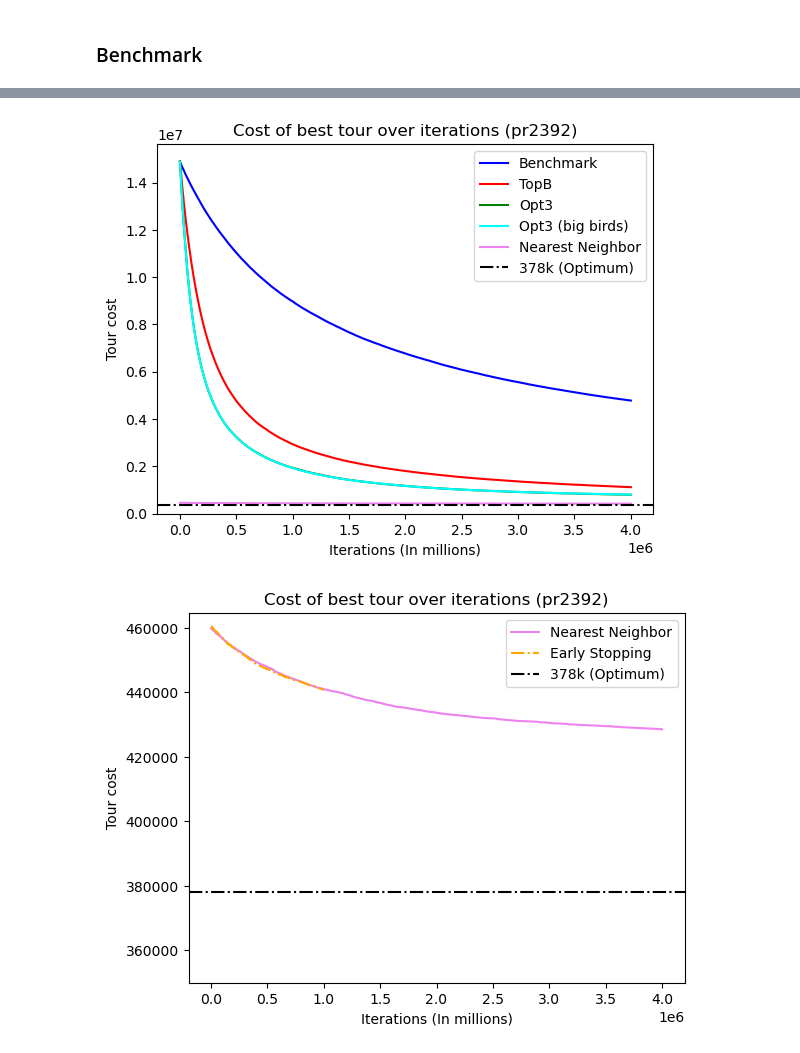
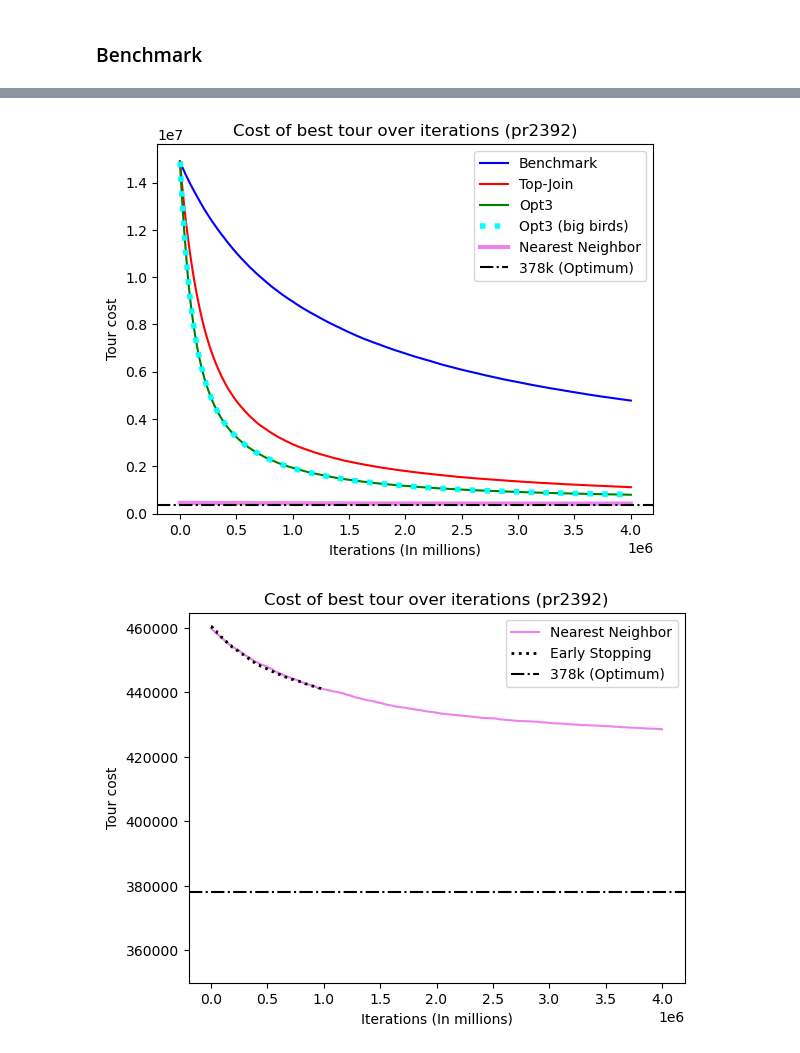
Before and after one commit to TimCares/AFB-Metaheuristic, a Jupyter notebook: src/vis/vis.ipynb, the cells around one changed output, grey strips where cells are left out. Saved outputs shown, nothing was run; the diff lists cells and outputs as text; code cells hidden in the pictures.

```diff
--- a/src/vis/vis.ipynb
+++ b/src/vis/vis.ipynb
@@ -293,35 +301,49 @@ plt.show()
 # %%
 data = pd.read_csv(f'{DATA_PATH}pr2392 18_12_2023, 09:59.csv', header=None).values
 topN = pd.read_csv(f'{DATA_PATH}pr2392 18_12_2023, 10:09.csv', header=None).values
 opt3 = pd.read_csv(f'{DATA_PATH}pr2392 19_12_2023, 07:44.csv', header=None).values
 opt3_s = pd.read_csv(f'{DATA_PATH}pr2392 19_12_2023, 11:12.csv', header=None).values
 nn = pd.read_csv(f'{DATA_PATH}pr2392 19_12_2023, 11:26.csv', header=None).values
 plt.plot(data, color='blue', label='Benchmark')
-plt.plot(topN, color='red', label='TopB')
+plt.plot(topN, color='red', label='Top-Join')
 plt.plot(opt3, color='green', label='Opt3')
-plt.plot(opt3_s, color='cyan', label='Opt3 (big birds)')
-plt.plot(nn, color='violet', label='Nearest Neighbor')
+plt.plot(opt3_s, color='cyan', label='Opt3 (big birds)', linestyle='dotted', linewidth=4)
+plt.plot(nn, color='violet', label='Nearest Neighbor', linewidth=3)
 plt.axhline(y=378_032, color='black', linestyle='-.', label='378k (Optimum)')
 plt.ylabel('Tour cost')
 plt.xlabel('Iterations (In millions)')
 plt.ylim(0)
 plt.title("Cost of best tour over iterations (pr2392)")
 plt.legend()
+
+def mill_formatter(x, pos):
+    return f'{int(x/1_000_000)}'
+
+# Apply the formatter
+plt.gca().yaxis.set_major_formatter(ticker.FuncFormatter(mill_formatter))
+
 plt.show()
 # %% [output]
-[figure, old version]
+[figure, new version]
 # %%
 nn = pd.read_csv(f'{DATA_PATH}pr2392 19_12_2023, 11:26.csv', header=None).values
 es = pd.read_csv(f'{DATA_PATH}pr2392 19_12_2023, 11:31.csv', header=None).values
 es = es[:np.where(es == 0)[0][0]]
 plt.plot(nn, color='violet', label='Nearest Neighbor')
-plt.plot(es, color='orange', label='Early Stopping', linestyle="-.")
+plt.plot(es, color='black', label='Early Stopping', linestyle="dotted", linewidth=2)
 plt.axhline(y=378_032, color='black', linestyle='-.', label='378k (Optimum)')
-plt.ylabel('Tour cost')
+plt.ylabel('Tour cost (In thousands)')
 plt.xlabel('Iterations (In millions)')
 plt.ylim((350_000))
 plt.title("Cost of best tour over iterations (pr2392)")
 plt.legend()
+
+def thousands_formatter(x, pos):
+    return f'{int(x/1000)}'
+
+# Apply the formatter
+plt.gca().yaxis.set_major_formatter(ticker.FuncFormatter(thousands_formatter))
+
 plt.show()
 # %% [output]
-[figure, old version]
+[figure, new version]
```
Also changed, not shown: parts of 3 cells of this notebook, 5 other files.
